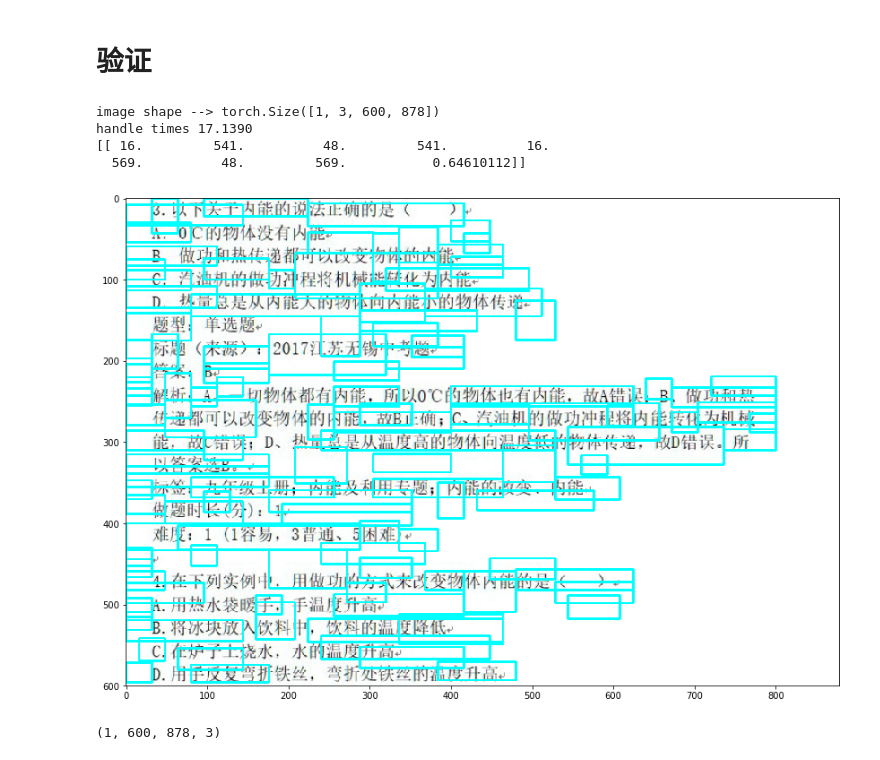
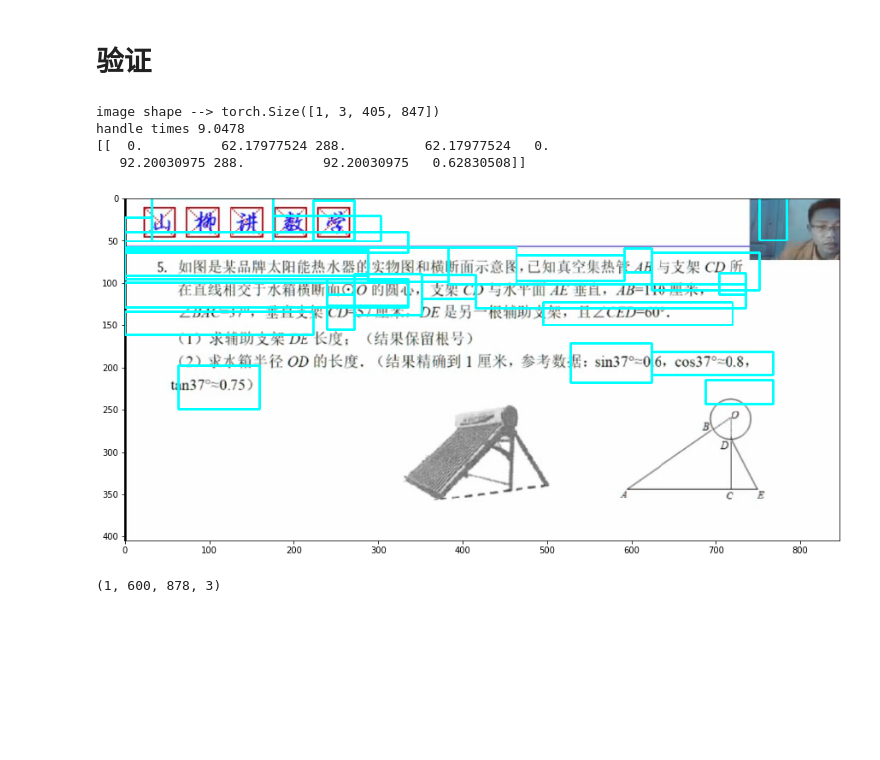
Before and after one commit to hecongziyu/myproject, a Jupyter notebook: object detect/text detect.ipynb, the cells around one changed output. Saved outputs shown, nothing was run; the diff lists cells and outputs as text; code cells hidden in the pictures; blank space fills up the shorter version.

```diff
--- a/object detect/text detect.ipynb
+++ b/object detect/text detect.ipynb
@@ -290,7 +294,7 @@ feat_stride = [16, ]
 ANCHOR_SCALES = [16]
 ANCHOR_RATIOS = [0.5,1,2]
 MOMENTUM = 0.9
-lr = 0.0001
+lr = 0.001
 DOUBLE_BIAS = True
 BIAS_DECAY = False
 WEIGHT_DECAY = 0.0005
@@ -316,6 +320,7 @@ for key, value in dict(net.named_parameters()).items():
                   'weight_decay': WEIGHT_DECAY}]
 
 if os.path.exists('D:\\PROJECT_TW\\git\\data\\example\\model\\text_detect_new.pkl'):
+    print('载入模型')
     net.load_state_dict(torch.load('D:\\PROJECT_TW\\git\\data\\example\\model\\text_detect_new.pkl'))
 
 
@@ -596,40 +600,40 @@ def showValidNet(image,im_info):
         image_src, blob, scores , rpn_cls_prob, rpn_bbox_pred, rpn_cls_score,rpn_cls_prob_reshape = validNet(image,im_info)
     print('handle times {:.4f}'.format((time.time() - start_time)))
     plt.rcParams['figure.figsize'] = 15, 10
     boxes = blob.data.numpy()[:,1:5]
     boxes = boxes.astype(np.int)
     score = scores.data.numpy()
     score = score.reshape(score.shape[0])
     image_new = image_src.reshape(image_src.shape[1],image_src.shape[2], image_src.shape[3])
 
     dets = np.hstack((boxes, score[:, np.newaxis])).astype(np.float32)
 #     print('dets --> \n {}'.format(dets))
     keep = nms.nms(dets, 0.3)
     dets = dets[keep,:]
 
     line = connect_proposal(dets[:, 0:4], dets[:, 4], image_new.shape)
 #     line = line.astype(int)
 #     print(line)
     # image_new = image_src.reshape(image_src.shape[1],image_src.shape[2], image_src.shape[3])
     print(line[0:1])
-    save_results('newimg.jpg',image_orig, line, 0.5)
+    save_results('newimg.jpg',image_orig, line, 0.6)
     return rpn_cls_prob, rpn_bbox_pred, rpn_cls_score,rpn_cls_prob_reshape,boxes,score, line,dets,image_new
 
 # img_path = '/home/hecong/temp/data/txtdect/img/2.jpg'
-img_path = 'd:\\2.jpg'
+img_path = 'd:\\cc_9.jpg'
 image = cv2.imread(img_path,cv2.IMREAD_COLOR)
 im_info = [image.shape[0],image.shape[1],1]
 
 rpn_cls_prob, rpn_bbox_pred, rpn_cls_score,rpn_cls_prob_reshape,boxes,score, line,dets,image_new  =  showValidNet(image,im_info)
 
 # testConnectProposal()
 # showValidNet(image,im_info)
 # %% [output]
-image shape --> torch.Size([1, 3, 600, 878])
-handle times 17.1390
-[[ 16.         541.          48.         541.          16.
-  569.          48.         569.           0.64610112]]
+image shape --> torch.Size([1, 3, 405, 847])
+handle times 9.0478
+[[  0.          62.17977524 288.          62.17977524   0.
+   92.20030975 288.          92.20030975   0.62830508]]
-[figure, old version]
+[figure, new version]
 # %%
 PIXEL_MEANS = np.array([[[102.9801, 115.9465, 122.7717]]])
 image = cv2.imread('d:\\2.jpg',cv2.IMREAD_COLOR)
```
Also changed, not shown: parts of 2 cells of this notebook, 1 other file.
